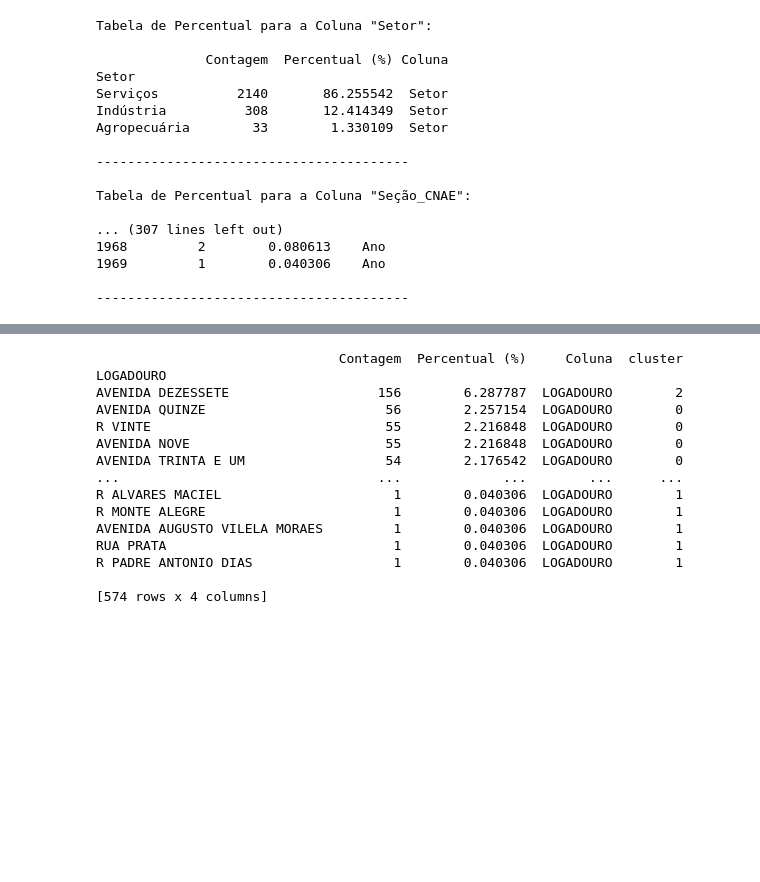
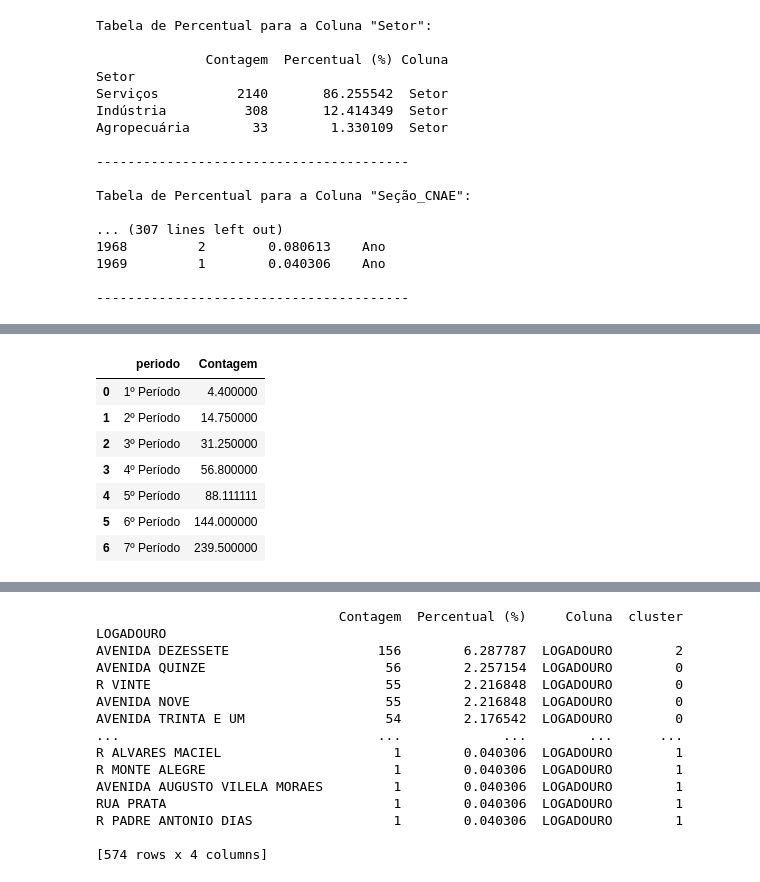
Before and after one commit to MauricioPozzebon/freelance-katia, a Jupyter notebook: analises.ipynb, the cells around one changed output, grey strips where cells are left out. Saved outputs shown, nothing was run; the diff lists cells and outputs as text; code cells hidden in the pictures; blank space fills up the shorter version.

```diff
--- a/analises.ipynb
+++ b/analises.ipynb
@@ -204,0 +309,15 @@ import numpy as np
+# %%
+resultados = df_ano.groupby('periodo')['Contagem'].mean().reset_index()
+
+# Exibindo os resultados
+resultados = pd.DataFrame(resultados)
+resultados
+# %% [output]
+|  | periodo | Contagem |
+| 0 | 1º Período | 4.400000 |
+| 1 | 2º Período | 14.750000 |
+| 2 | 3º Período | 31.250000 |
+| 3 | 4º Período | 56.800000 |
+| 4 | 5º Período | 88.111111 |
+| 5 | 6º Período | 144.000000 |
+| 6 | 7º Período | 239.500000 |
```
Also changed, not shown: parts of 22 cells of this notebook.
